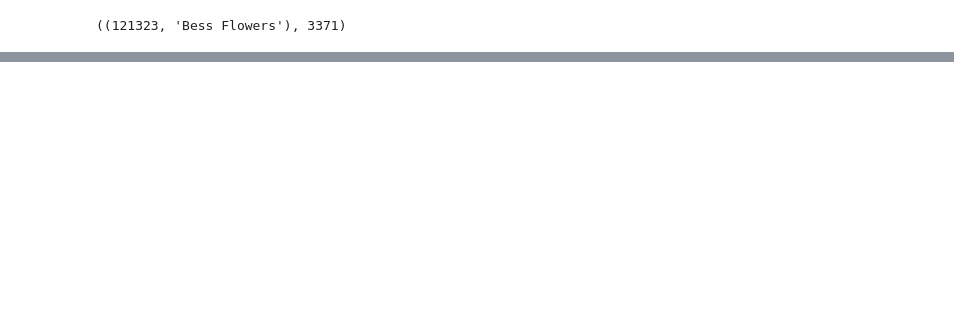
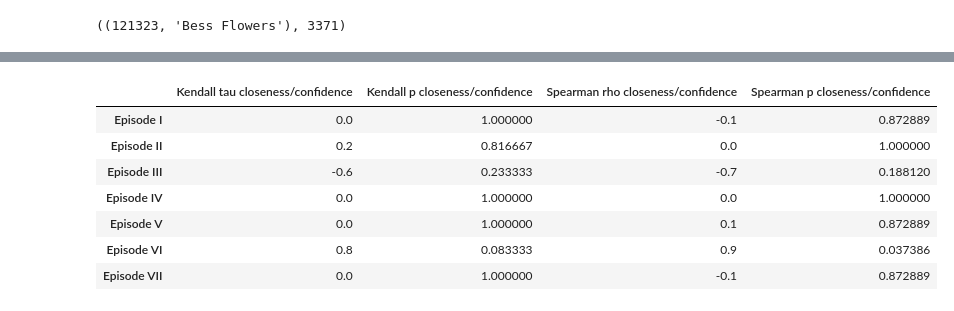
Before and after one commit to Mike-Val/COMP123-CW2, a Jupyter notebook: importance.ipynb, the cells around one changed output, grey strips where cells are left out. Cells and saved outputs as stored; diff of their text form; code cells hidden in the pictures; blank space fills up the shorter version.

```diff
--- a/importance.ipynb
+++ b/importance.ipynb
@@ -450,0 +327,25 @@ corr
+# %%
+top_correlations = pd.DataFrame()
+top_n = 5
+for episode, rank in enumerate(movie_ranks):
+    movie_ep = movies[movies.imdb_id == episode_to_titleId[episode]]
+    characters = {c['character']: (c['id'], c['name']) for c in movie_ep.cast.values[0]}
+    episode_characters = {k:characters[v] for k,v in name_mappings[episode].items() if v in characters}
+    base = [c for c in episode_ranks[episode][base_episode_metric] if c[0] in episode_characters]
+    for metric in movie_ranks[0].keys():
+        tau, p_tau, rho, p_rho = get_correlation(rank[metric][:top_n], base[:top_n])
+        top_correlations.loc[f'Episode {roman[episode+1]}', f'Kendall tau {metric}/{base_episode_metric}'] = tau
+        top_correlations.loc[f'Episode {roman[episode+1]}', f'Kendall p {metric}/{base_episode_metric}'] = p_tau
+        top_correlations.loc[f'Episode {roman[episode+1]}', f'Spearman rho {metric}/{base_episode_metric}'] = rho
+        top_correlations.loc[f'Episode {roman[episode+1]}', f'Spearman p {metric}/{base_episode_metric}'] = p_rho
+
+top_correlations
+# %% [output]
+|  | Kendall tau closeness/confidence | Kendall p closeness/confidence | Spearman rho closeness/confidence | Spearman p closeness/confidence |
+| Episode I | 0.0 | 1.000000 | -0.1 | 0.872889 |
+| Episode II | 0.2 | 0.816667 | 0.0 | 1.000000 |
+| Episode III | -0.6 | 0.233333 | -0.7 | 0.188120 |
+| Episode IV | 0.0 | 1.000000 | 0.0 | 1.000000 |
+| Episode V | 0.0 | 1.000000 | 0.1 | 0.872889 |
+| Episode VI | 0.8 | 0.083333 | 0.9 | 0.037386 |
+| Episode VII | 0.0 | 1.000000 | -0.1 | 0.872889 |
```
Also changed, not shown: parts of 15 cells of this notebook, 1 other file.
